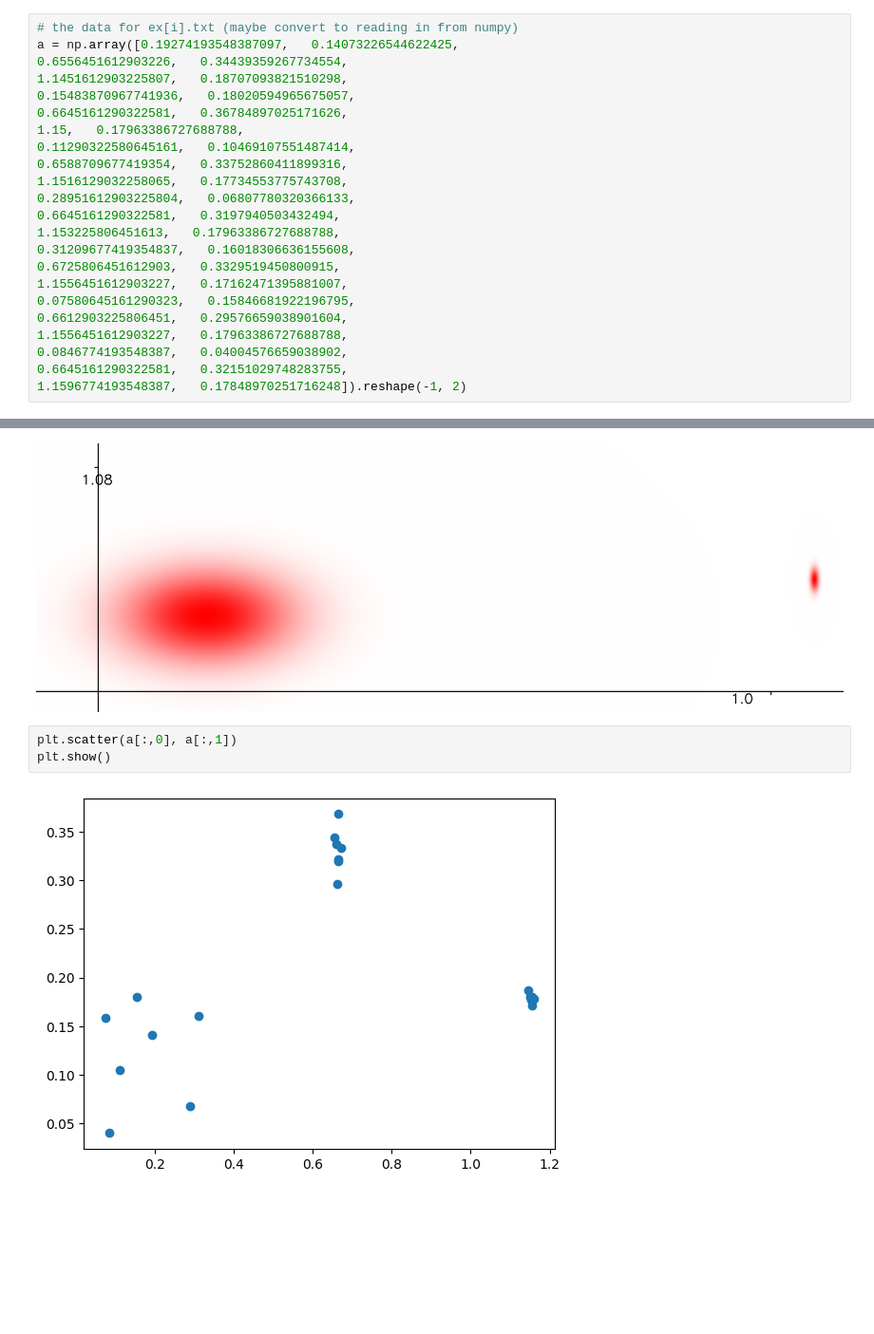
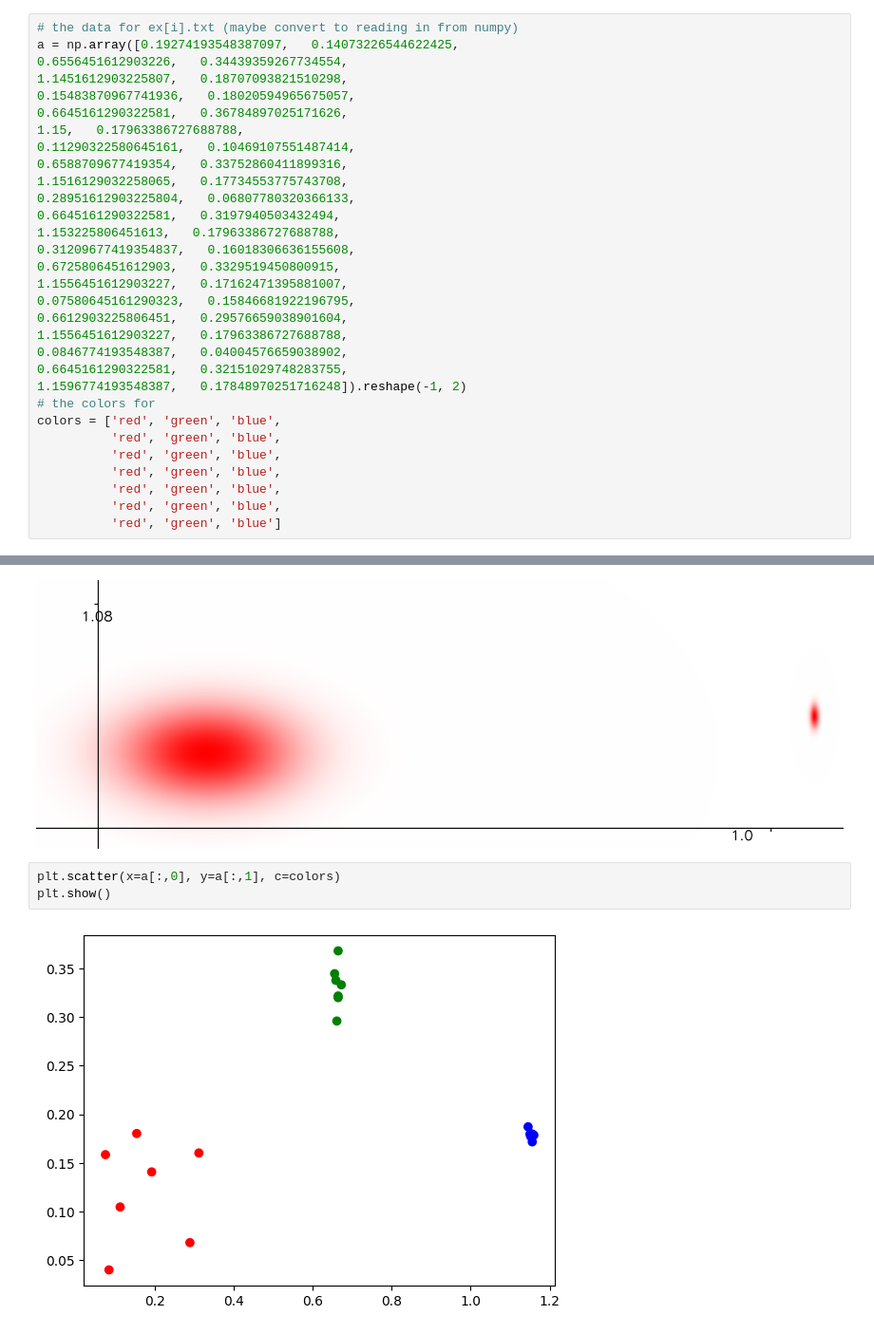
Before and after one commit to jasoneveleth/hdcms-python, a Jupyter notebook: examples/paper_visualization.ipynb, the cells around one changed output, grey strips where cells are left out. Shown: that part at 95% size. Saved outputs shown, nothing was run; the diff lists cells and outputs as text; blank space fills up the shorter version.

```diff
--- a/examples/paper_visualization.ipynb
+++ b/examples/paper_visualization.ipynb
@@ -26,6 +27,14 @@ a = np.array([0.19274193548387097,   0.14073226544622425,
 0.0846774193548387,   0.04004576659038902,
 0.6645161290322581,   0.32151029748283755,
 1.1596774193548387,   0.17848970251716248]).reshape(-1, 2)
+# the colors for
+colors = ['red', 'green', 'blue',
+          'red', 'green', 'blue',
+          'red', 'green', 'blue',
+          'red', 'green', 'blue',
+          'red', 'green', 'blue',
+          'red', 'green', 'blue',
+          'red', 'green', 'blue']
 # %%
 sum_stat_2d = hdc.regex2stats2d(r"ex[0-9]+.txt", dir="./data/")
 sum_stat_1d = hdc.regex2stats1d(r"ex[0-9]+.txt", dir="./data/")
@@ -53,7 +69,7 @@ Image(filename='/tmp/output2.png')
 # %% [output]
 [figure]
 # %%
-plt.scatter(a[:,0], a[:,1])
+plt.scatter(x=a[:,0], y=a[:,1], c=colors)
 plt.show()
 # %% [output]
-[figure, old version]
+[figure, new version]
```
Also changed, not shown: parts of 5 cells of this notebook, 1 other file.
